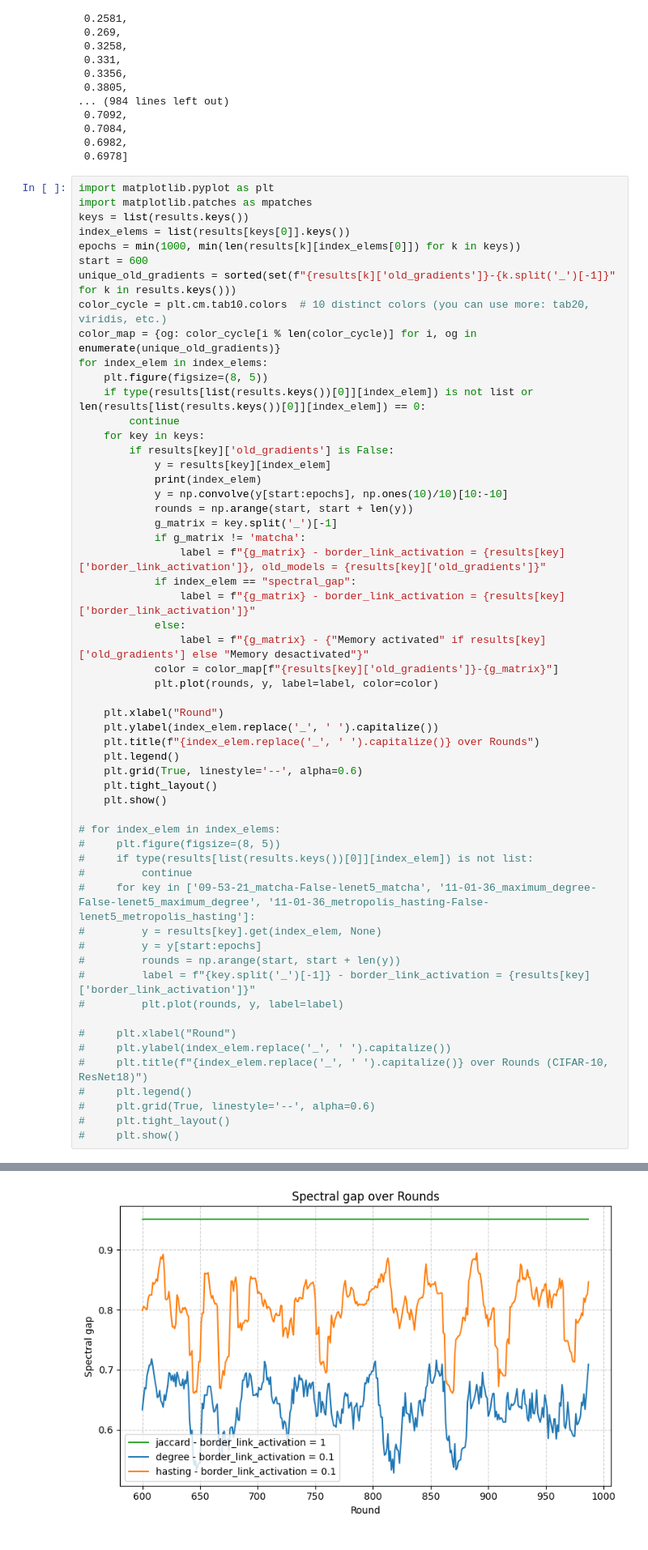
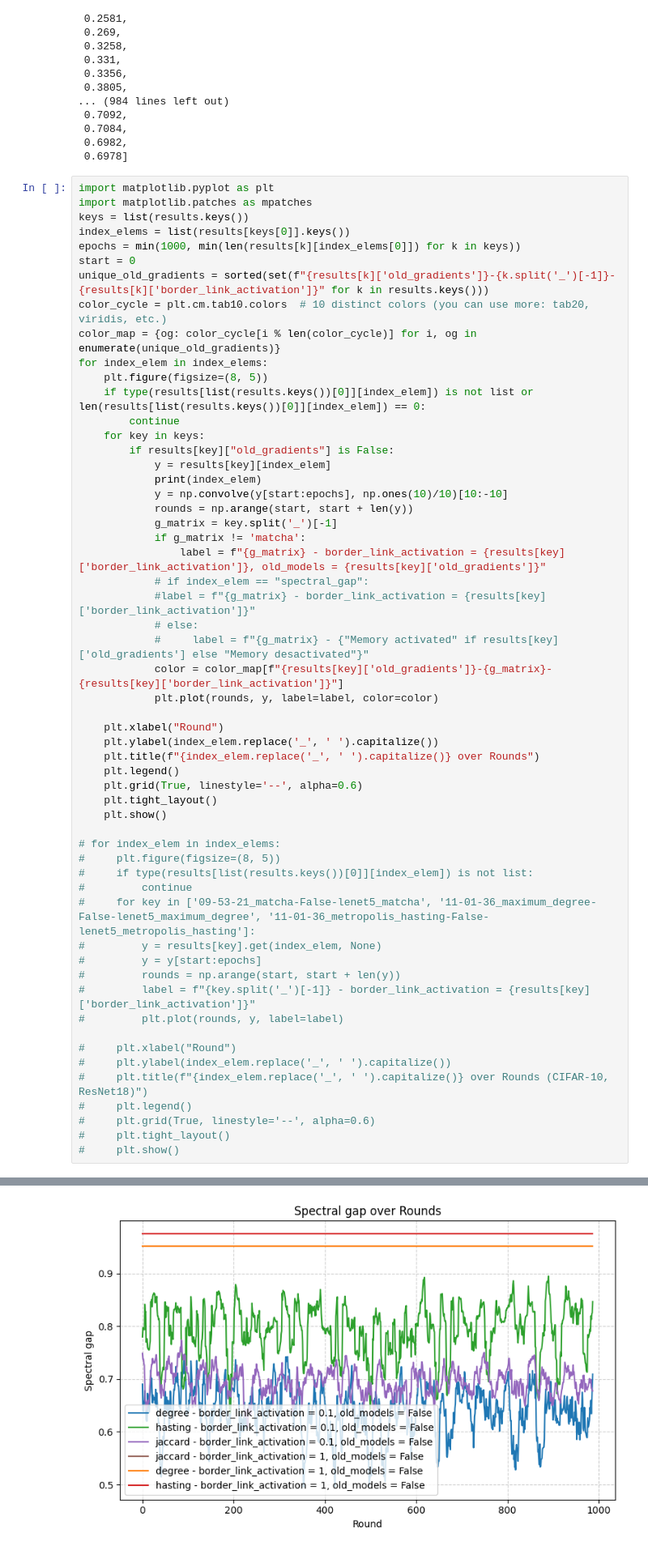
Before and after one commit to tanguyLC01/FLP2P, a Jupyter notebook: compare_fixed_training.ipynb, the cells around one changed output, grey strips where cells are left out. Shown at 81% size. Saved outputs shown, nothing was run; the diff lists cells and outputs as text.

```diff
--- a/compare_fixed_training.ipynb
+++ b/compare_fixed_training.ipynb
@@ -148,8 +149,8 @@ import matplotlib.patches as mpatches
 keys = list(results.keys())
 index_elems = list(results[keys[0]].keys())
 epochs = min(1000, min(len(results[k][index_elems[0]]) for k in keys))
-start = 600
-unique_old_gradients = sorted(set(f"{results[k]['old_gradients']}-{k.split('_')[-1]}" for k in results.keys()))
+start = 0
+unique_old_gradients = sorted(set(f"{results[k]['old_gradients']}-{k.split('_')[-1]}-{results[k]['border_link_activation']}" for k in results.keys()))
 color_cycle = plt.cm.tab10.colors  # 10 distinct colors (you can use more: tab20, viridis, etc.)
 color_map = {og: color_cycle[i % len(color_cycle)] for i, og in enumerate(unique_old_gradients)}
 for index_elem in index_elems:
@@ -157,7 +158,7 @@ for index_elem in index_elems:
     if type(results[list(results.keys())[0]][index_elem]) is not list or len(results[list(results.keys())[0]][index_elem]) == 0:
         continue
     for key in keys:
-        if results[key]['old_gradients'] is False:
+        if results[key]["old_gradients"] is False:
             y = results[key][index_elem]
             print(index_elem)
             y = np.convolve(y[start:epochs], np.ones(10)/10)[10:-10]
@@ -165,11 +166,11 @@ for index_elem in index_elems:
             g_matrix = key.split('_')[-1]
             if g_matrix != 'matcha':
                 label = f"{g_matrix} - border_link_activation = {results[key]['border_link_activation']}, old_models = {results[key]['old_gradients']}"
-            if index_elem == "spectral_gap":
-                label = f"{g_matrix} - border_link_activation = {results[key]['border_link_activation']}"
-            else:
-                label = f"{g_matrix} - {"Memory activated" if results[key]['old_gradients'] else "Memory desactivated"}"
-            color = color_map[f"{results[key]['old_gradients']}-{g_matrix}"]
+            # if index_elem == "spectral_gap":
+            #label = f"{g_matrix} - border_link_activation = {results[key]['border_link_activation']}"
+            # else:
+            #     label = f"{g_matrix} - {"Memory activated" if results[key]['old_gradients'] else "Memory desactivated"}"
+            color = color_map[f"{results[key]['old_gradients']}-{g_matrix}-{results[key]['border_link_activation']}"]
             plt.plot(rounds, y, label=label, color=color)
 
     plt.xlabel("Round")
@@ -221,4 +237,4 @@ spectral_gap
-[figure, old version]
+[figure, new version]
 <Figure size 800x500 with 0 Axes>
 <Figure size 800x500 with 0 Axes>
 <Figure size 800x500 with 0 Axes>
```
Also changed, not shown: parts of 4 cells of this notebook, 6 other files.
